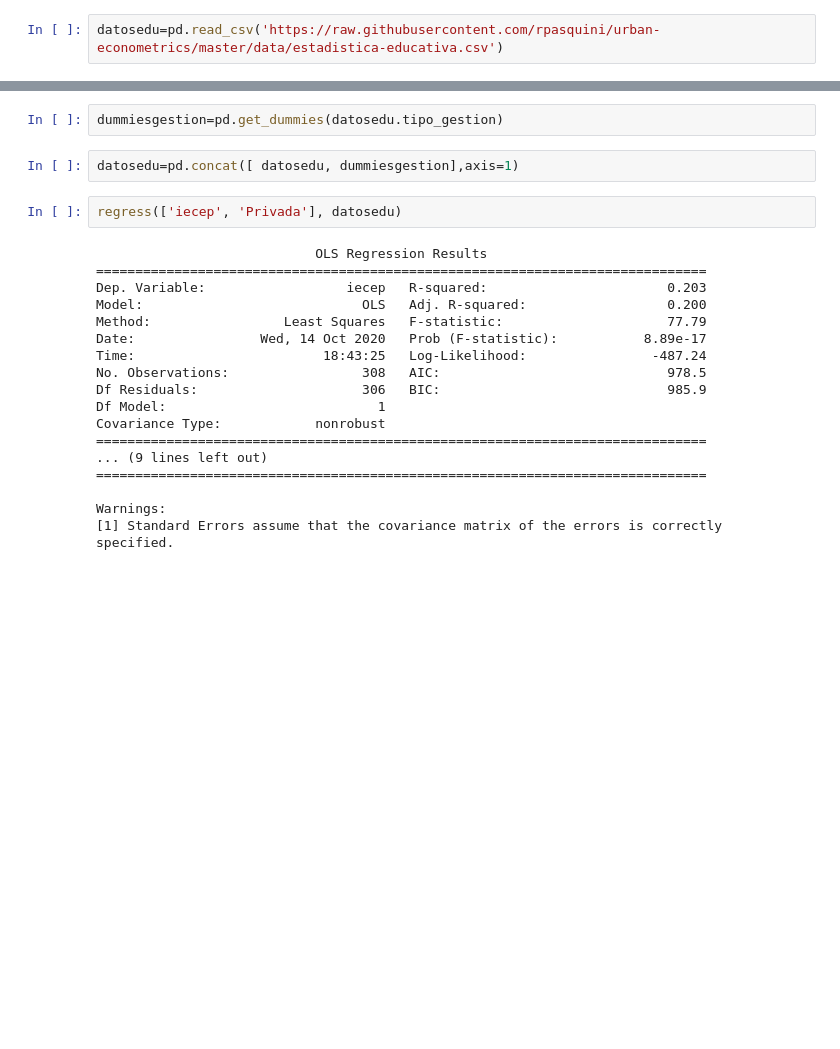
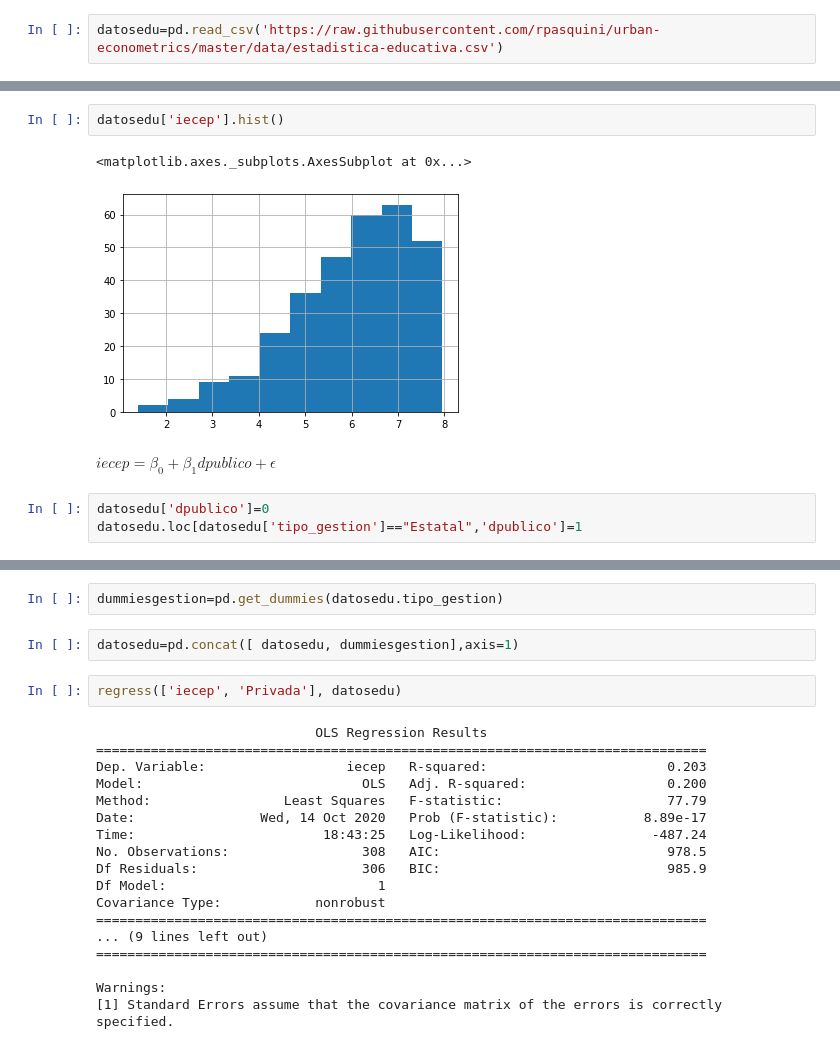
Before and after one commit to rpasquini/herramientas-econometricas-2022, a Jupyter notebook: Ejemplos_Regresion_Multiple.ipynb, the cells around one changed output, grey strips where cells are left out. Cells and saved outputs as stored; diff of their text form; blank space fills up the shorter version.

```diff
--- a/Ejemplos_Regresion_Multiple.ipynb
+++ b/Ejemplos_Regresion_Multiple.ipynb
@@ -154,0 +197,10 @@ datosedu=pd.read_csv('https://raw.githubusercontent.com/rpasquini/urban-economet
+# %%
+datosedu['iecep'].hist()
+# %% [output]
+<matplotlib.axes._subplots.AxesSubplot at 0x...>
+[figure, added]
+# %% [markdown]
+$iecep=\beta_0+\beta_1 dpublico+\epsilon$
+# %%
+datosedu['dpublico']=0
+datosedu.loc[datosedu['tipo_gestion']=="Estatal",'dpublico']=1
```
Also changed, not shown: parts of 11 cells of this notebook.
